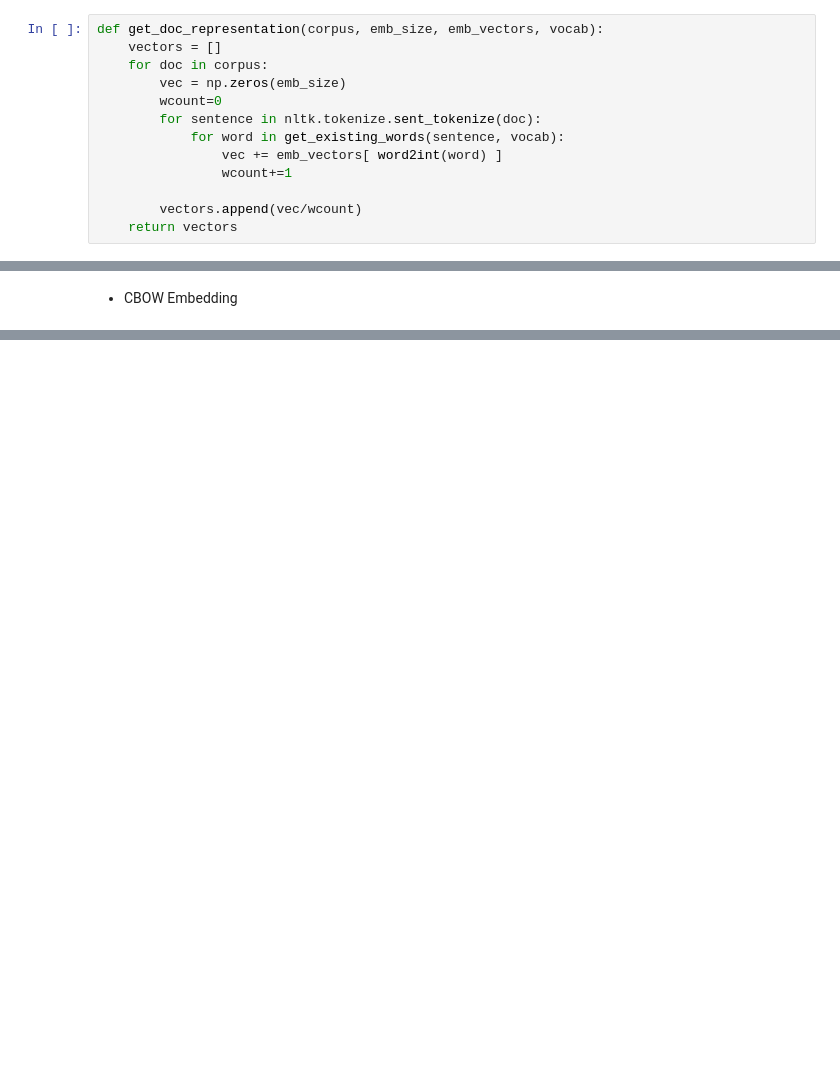
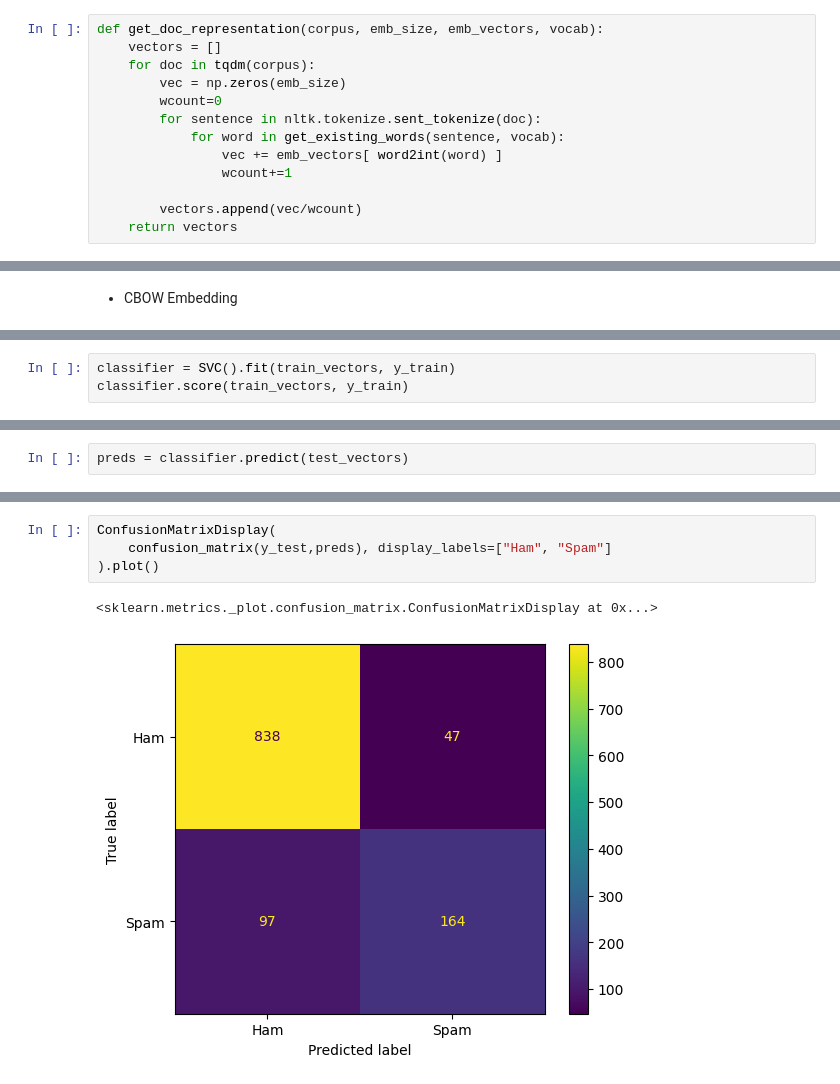
Before and after one commit to joelpoliveira/Feature-Engineering-for-Machine-Learning, a Jupyter notebook: Cap 1 - Text Data/detect_spam/average_embedding_representation.ipynb, the cells around one changed output, grey strips where cells are left out. Saved outputs shown, nothing was run; the diff lists cells and outputs as text; blank space fills up the shorter version.

```diff
--- a/Cap 1 - Text Data/detect_spam/average_embedding_representation.ipynb
+++ b/Cap 1 - Text Data/detect_spam/average_embedding_representation.ipynb
@@ -257,7 +361,7 @@ def get_existing_words(document, vocab):
 # %%
 def get_doc_representation(corpus, emb_size, emb_vectors, vocab):
     vectors = []
-    for doc in corpus:
+    for doc in tqdm(corpus):
         vec = np.zeros(emb_size)
         wcount=0
         for sentence in nltk.tokenize.sent_tokenize(doc):
@@ -311,0 +421,3 @@ embed_vectors = np.load("./data/cbow_vectors.npy")
+# %%
+classifier = SVC().fit(train_vectors, y_train)
+classifier.score(train_vectors, y_train)
@@ -312,3 +426,5 @@ embed_vectors = np.load("./data/cbow_vectors.npy")
+# %%
+preds = classifier.predict(test_vectors)
 # %%
 print(classification_report(y_test,preds))
 # %% [output]
@@ -329,0 +459,7 @@ ConfusionMatrixDisplay(
+# %%
+ConfusionMatrixDisplay(
+    confusion_matrix(y_test,preds), display_labels=["Ham", "Spam"]
+).plot()
+# %% [output]
+<sklearn.metrics._plot.confusion_matrix.ConfusionMatrixDisplay at 0x...>
+[figure, added]
```
Also changed, not shown: parts of 47 cells of this notebook.
